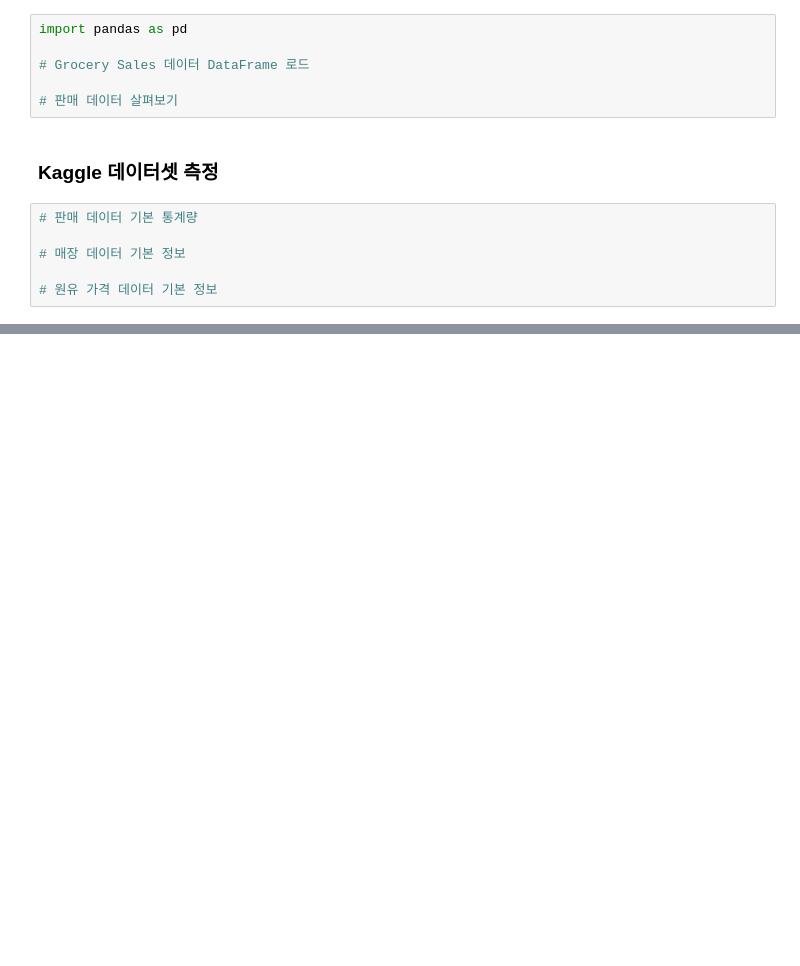
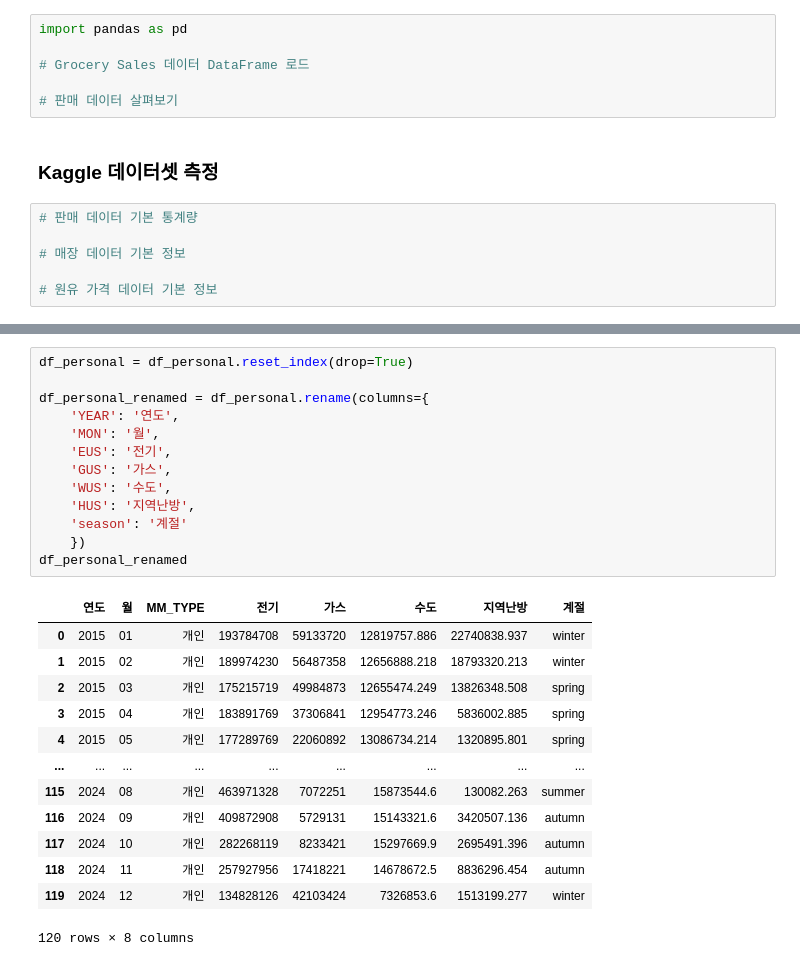
Before and after one commit to BaekJeongsuk/Data-Analysis-with-Open-Source, a Jupyter notebook: 오픈소스_데이터_분석_6강.ipynb, the cells around one changed output, grey strips where cells are left out. Drawn from its saved outputs; the diff is of its cells as text; blank space fills up the shorter version.

```diff
--- a/오픈소스_데이터_분석_6강.ipynb
+++ b/오픈소스_데이터_분석_6강.ipynb
@@ -200,0 +336,27 @@ import pandas as pd
+# %%
+df_personal = df_personal.reset_index(drop=True)
+
+df_personal_renamed = df_personal.rename(columns={
+    'YEAR': '연도',
+    'MON': '월',
+    'EUS': '전기',
+    'GUS': '가스',
+    'WUS': '수도',
+    'HUS': '지역난방',
+    'season': '계절'
+    })
+df_personal_renamed
+# %% [output]
+|  | 연도 | 월 | MM_TYPE | 전기 | 가스 | 수도 | 지역난방 | 계절 |
+| 0 | 2015 | 01 | 개인 | 193784708 | 59133720 | 12819757.886 | 22740838.937 | winter |
+| 1 | 2015 | 02 | 개인 | 189974230 | 56487358 | 12656888.218 | 18793320.213 | winter |
+| 2 | 2015 | 03 | 개인 | 175215719 | 49984873 | 12655474.249 | 13826348.508 | spring |
+| 3 | 2015 | 04 | 개인 | 183891769 | 37306841 | 12954773.246 | 5836002.885 | spring |
+| 4 | 2015 | 05 | 개인 | 177289769 | 22060892 | 13086734.214 | 1320895.801 | spring |
+| ... | ... | ... | ... | ... | ... | ... | ... | ... |
+| 115 | 2024 | 08 | 개인 | 463971328 | 7072251 | 15873544.6 | 130082.263 | summer |
+| 116 | 2024 | 09 | 개인 | 409872908 | 5729131 | 15143321.6 | 3420507.136 | autumn |
+| 117 | 2024 | 10 | 개인 | 282268119 | 8233421 | 15297669.9 | 2695491.396 | autumn |
+| 118 | 2024 | 11 | 개인 | 257927956 | 17418221 | 14678672.5 | 8836296.454 | autumn |
+| 119 | 2024 | 12 | 개인 | 134828126 | 42103424 | 7326853.6 | 1513199.277 | winter |
+120 rows × 8 columns
```
Also changed, not shown: parts of 4 cells of this notebook.
